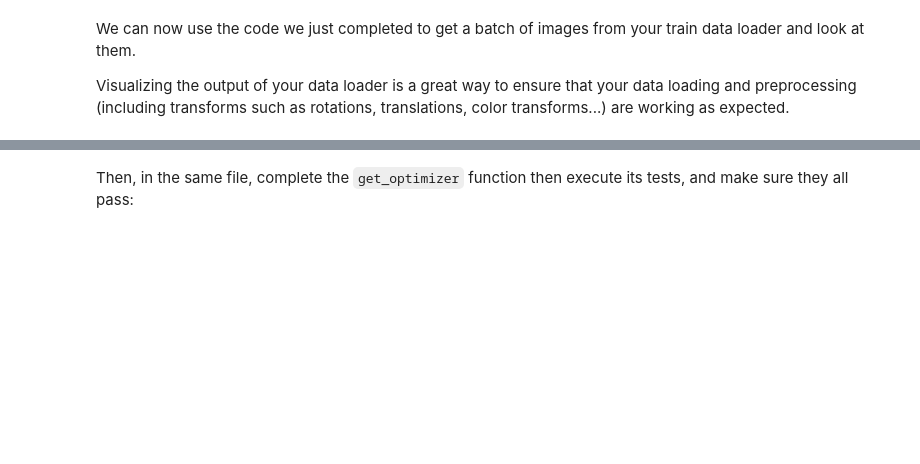
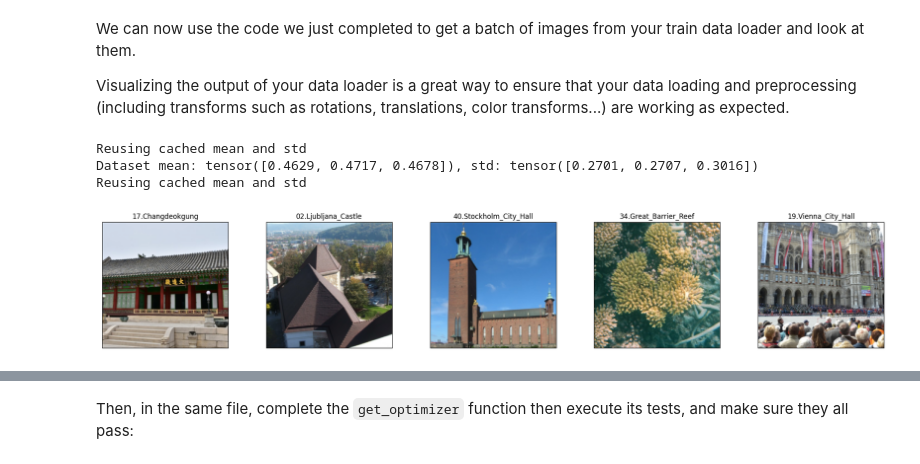
Before and after one commit to ThomasWinn/Landmark_Classification, a Jupyter notebook: cnn_from_scratch.ipynb, the cells around one changed output, grey strips where cells are left out. Cells and saved outputs as stored; diff of their text form; code cells hidden in the pictures; blank space fills up the shorter version.

```diff
--- a/cnn_from_scratch.ipynb
+++ b/cnn_from_scratch.ipynb
@@ -147,12 +163,17 @@ Visualizing the output of your data loader is a great way to ensure that your da
 # %%
 %matplotlib inline
 from src.data import visualize_one_batch, get_data_loaders
 
 # use get_data_loaders to get the data_loaders dictionary. Use a batch_size
 # of 5, a validation size of 0.01 and num_workers=-1 (all CPUs)
-data_loaders = # YOUR CODE HERE
+data_loaders = get_data_loaders()
 
 visualize_one_batch(data_loaders)
+# %% [output]
+Reusing cached mean and std
+Dataset mean: tensor([0.4629, 0.4717, 0.4678]), std: tensor([0.2701, 0.2707, 0.3016])
+Reusing cached mean and std
+[figure, added]
 # %% [markdown]
 ---
 ## <img src="static_images/icons/noun-advance-2109145.png" alt=">" style="width:50px"/> Step 2: Define model
```
Also changed, not shown: parts of 2 cells of this notebook, 1 other file.
